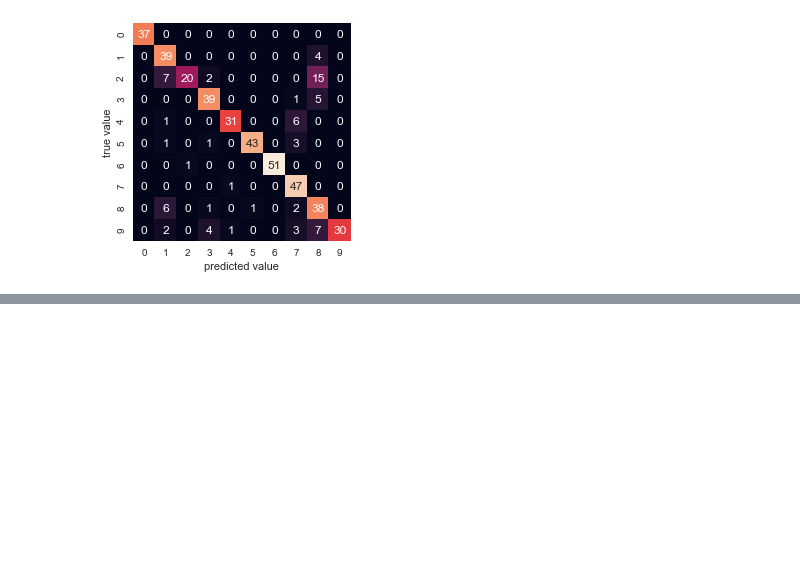
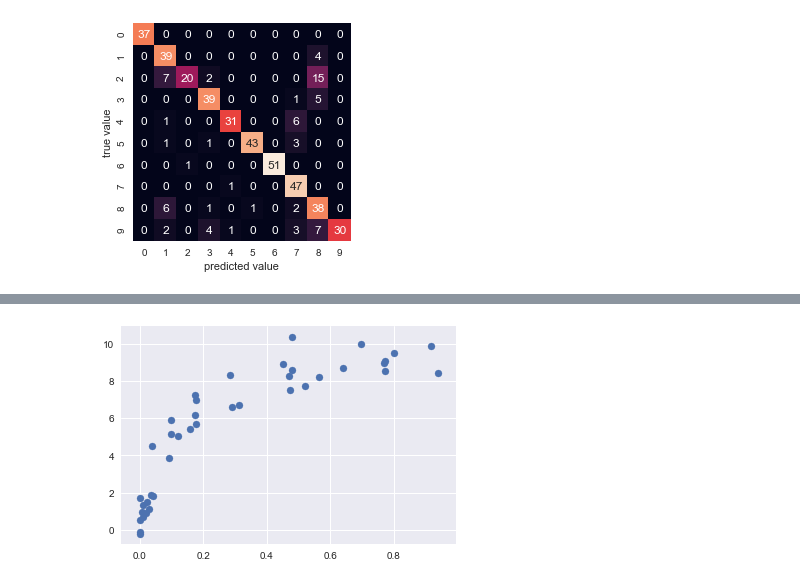
Before and after one commit to heguangwu/ml-study, a Jupyter notebook: Sklearn Getting Started.ipynb, the cells around one changed output, grey strips where cells are left out. Drawn from its saved outputs; the diff is of its cells as text; code cells hidden in the pictures; blank space fills up the shorter version.

Commit message:
add model hyperparameters and model validation

```diff
--- a/Sklearn Getting Started.ipynb
+++ b/Sklearn Getting Started.ipynb
@@ -155,0 +158,14 @@ plt.ylabel('true value');
+# %%
+from sklearn.datasets import load_iris
+iris = load_iris()
+X = iris.data
+y = iris.target
+
+# 使用K-neighbors分类算法
+from sklearn.neighbors import KNeighborsClassifier
+model = KNeighborsClassifier(n_neighbors=1)
+
+from sklearn.model_selection import cross_val_score
+scores = cross_val_score(model, X, y, cv=5)  #分成五份分别验证
+print("Accuracy: %0.2f (+/- %0.2f)" % (scores.mean(), scores.std() * 2))
+scores
@@ -155,0 +198,15 @@ plt.ylabel('true value');
+# %%
+# 生成测试数据
+def make_data(N, err=1.0, rseed=1):
+    # randomly sample the data
+    rng = np.random.RandomState(rseed)
+    X = rng.rand(N, 1) ** 2
+    y = 10 - 1. / (X.ravel() + 0.1)
+    if err > 0:
+        y += err * rng.randn(N)
+    return X, y
+
+X, y = make_data(40)
+plt.scatter(X,y);
+# %% [output]
+[figure, added]
```
Also changed, not shown: parts of 20 cells of this notebook.
